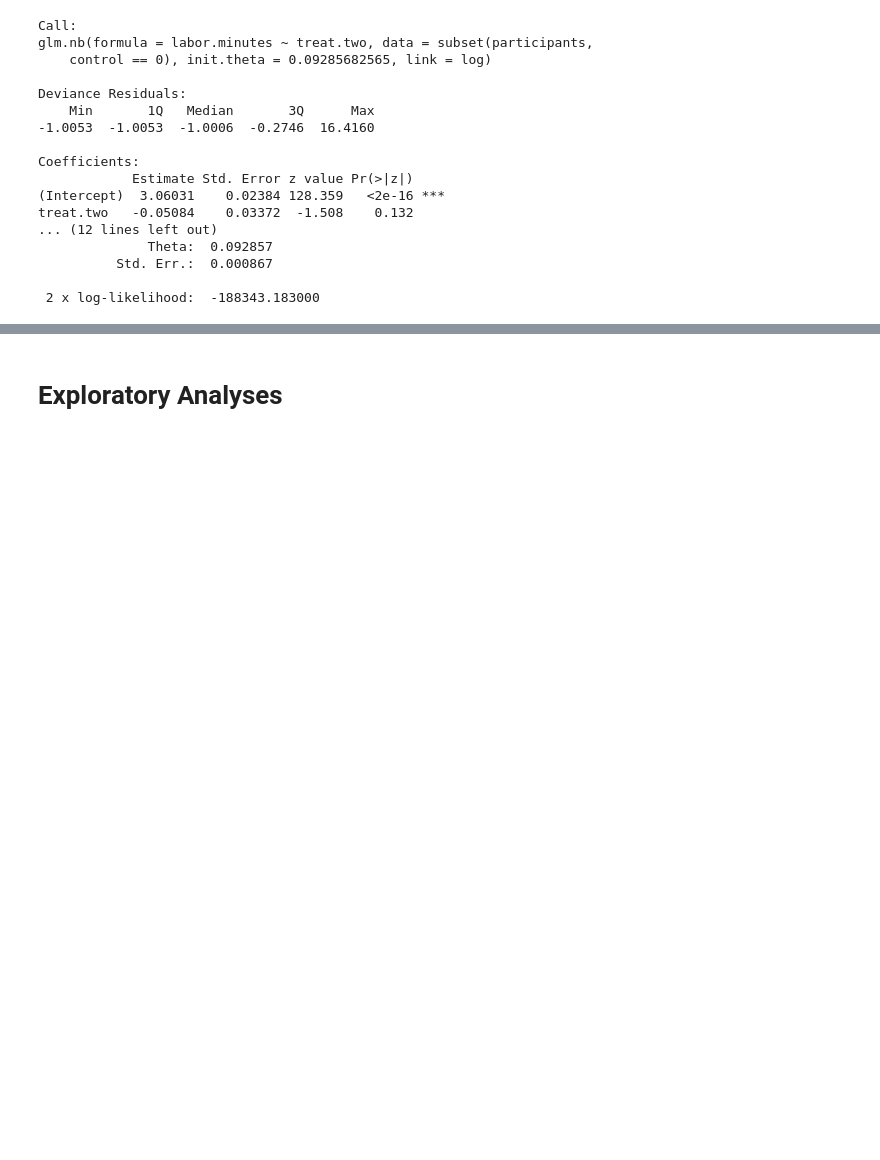
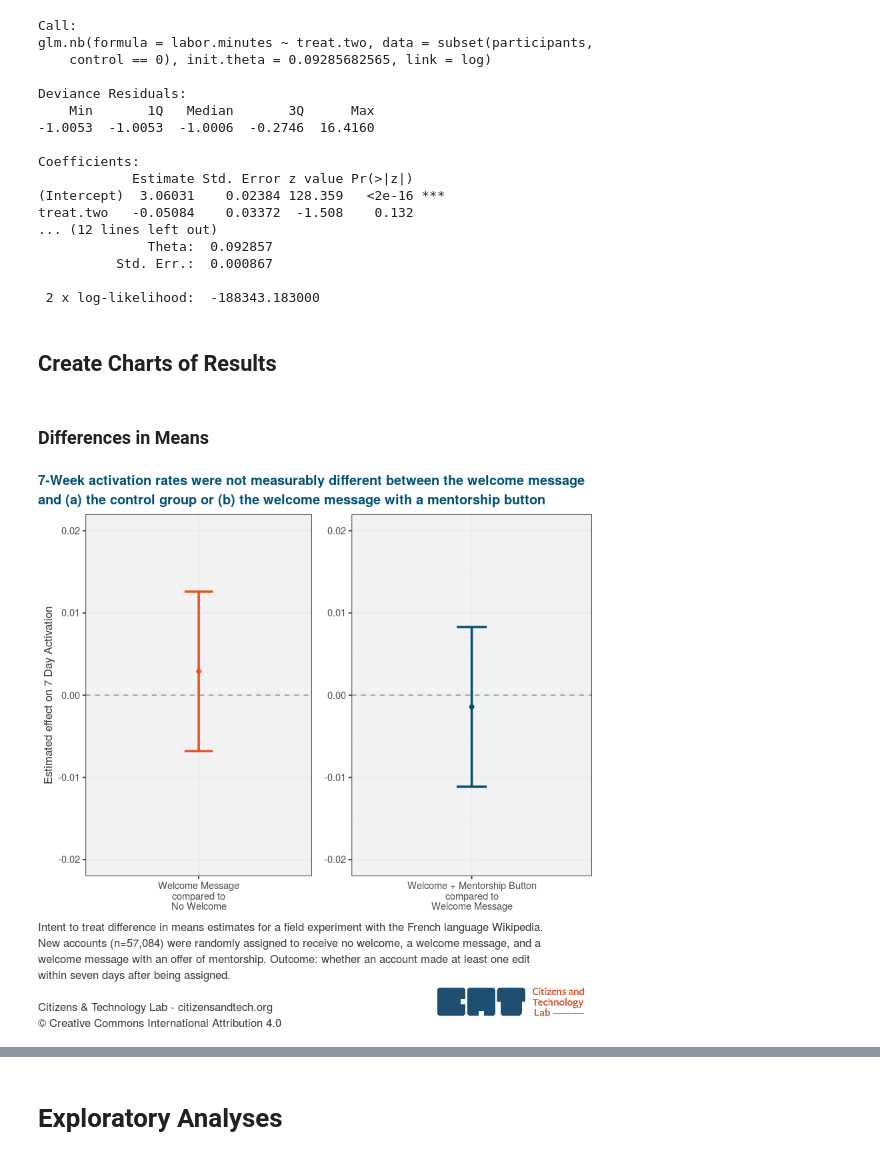
Before and after one commit to citizensandtech/CivilServant-Wikipedia-Analysis, a Jupyter notebook: reports/2020-fr-welcome/2020-fr-wikipedia-analysis.R.ipynb, the cells around one changed output, grey strips where cells are left out. Drawn from its saved outputs; the diff is of its cells as text; code cells hidden in the pictures; blank space fills up the shorter version.

```diff
--- a/reports/2020-fr-welcome/2020-fr-wikipedia-analysis.R.ipynb
+++ b/reports/2020-fr-welcome/2020-fr-wikipedia-analysis.R.ipynb
@@ -135,0 +142,7 @@ summary(participants)
+# %%
+accounts.per.day <- nrow(participants)/101
+print(paste(as.integer(accounts.per.day), "accounts per day"))
+seven.day.activation.control <- round(mean(subset(participants, randomization.arm==0)$seven.day.activation)*100)
+print(paste(seven.day.activation.control, "% make one edit by the 7th day", sep=""))
+four.week.retention.control <- round(mean(subset(participants, randomization.arm==0)$four.week.retention)*100)
+print(paste(four.week.retention.control, "% are still active contributors after 4 weeks", sep=""))
@@ -270,3 +289,7 @@ p.values <- rbind(p.values,
                            "pvalue"=c(summary(model.3)$coefficients['treat.one',]['Pr(>|z|)'],
                                       summary(model.4)$coefficients['treat.two',]['Pr(>|z|)']))
                  )
+# %% [markdown]
+## Create Charts of Results
+# %% [markdown]
+### Differences in Means
@@ -272,0 +348,4 @@ p.values <- rbind(p.values,
+# %%
+blog.plot
+# %% [output]
+[figure, added]
```
Also changed, not shown: parts of 18 cells of this notebook.
